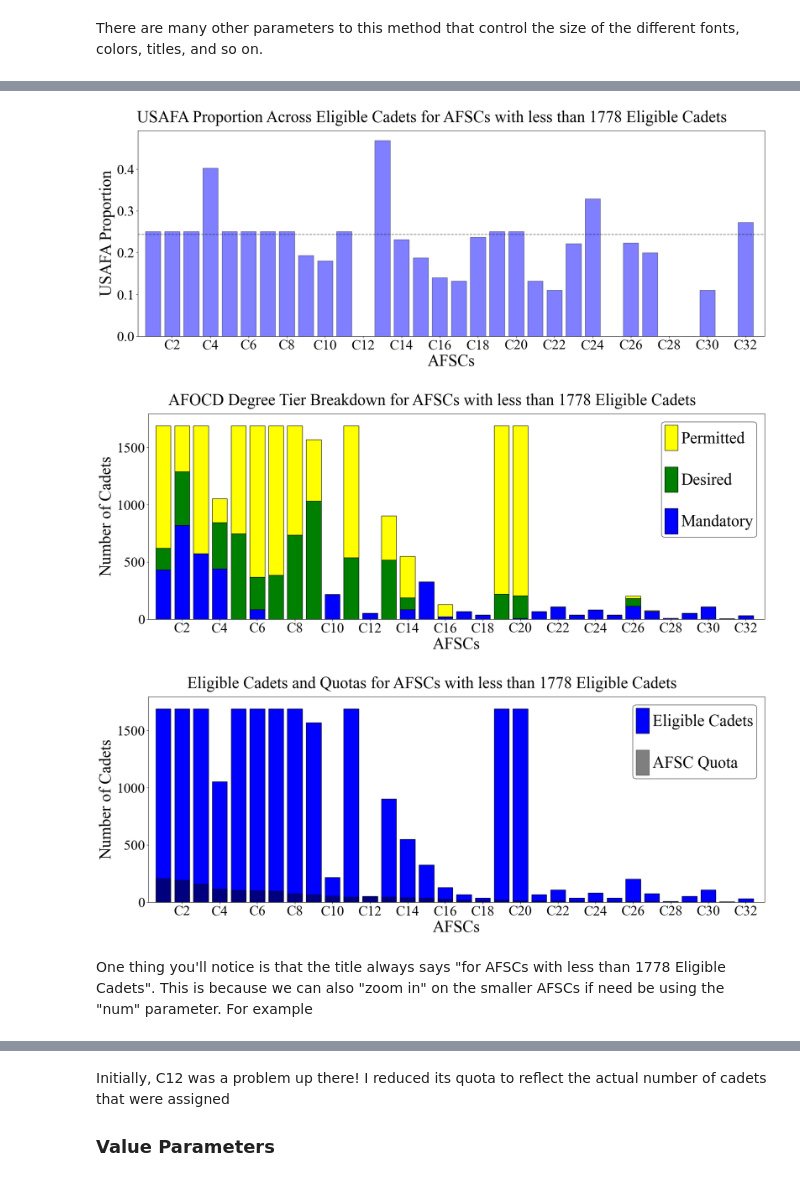
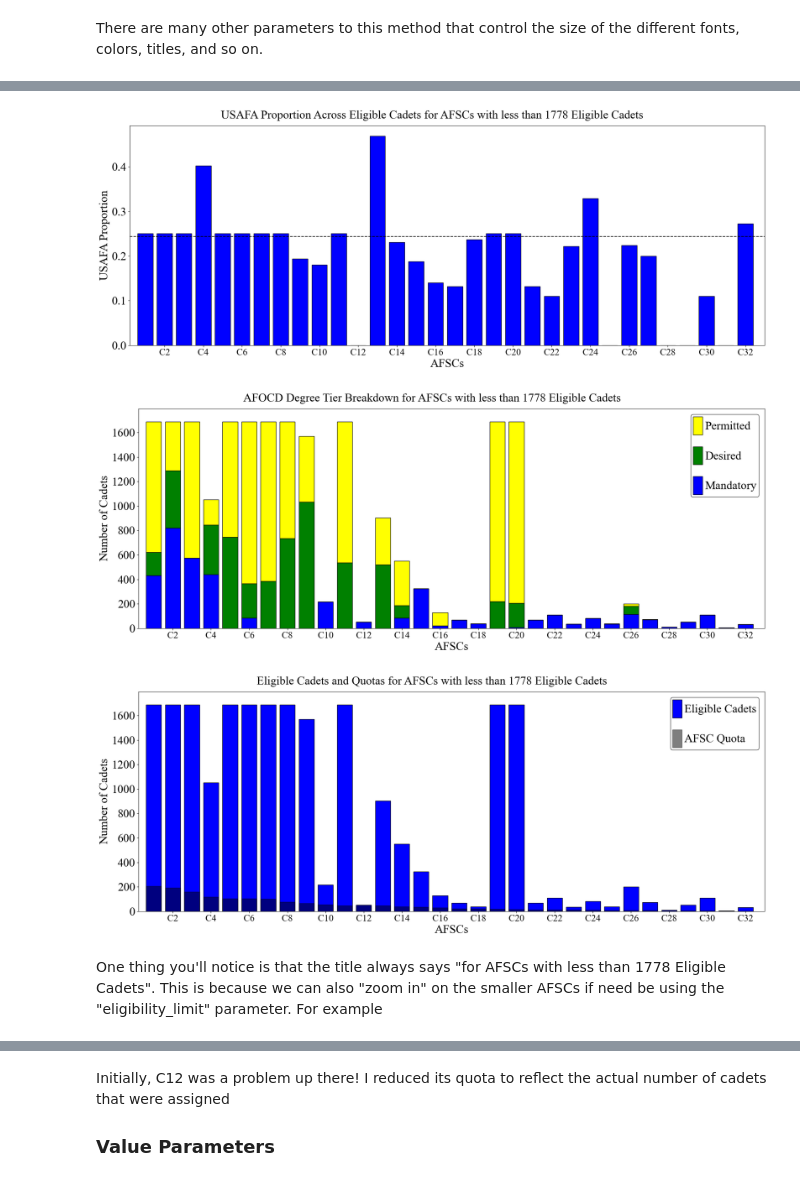
Before and after one commit to dglaird/afccp, a Jupyter notebook: afccp/executables/examples/afccp_example.ipynb, the cells around one changed output, grey strips where cells are left out. Saved outputs shown, nothing was run; the diff lists cells and outputs as text; code cells hidden in the pictures.

```diff
--- a/afccp/executables/examples/afccp_example.ipynb
+++ b/afccp/executables/examples/afccp_example.ipynb
@@ -197,15 +197,15 @@ pass
 # %%
-chart = instance.display_data_graph('USAFA Proportion', bar_color='blue', figsize=figsize)
+chart = instance.display_data_graph({"graph": 'USAFA Proportion'})
 # %% [output]
-[figure, old version]
+[figure, new version]
 # %%
-chart = instance.display_data_graph('AFOCD Data', figsize=figsize)
+chart = instance.display_data_graph({"graph": 'AFOCD Data'})
 # %% [output]
-[figure, old version]
+[figure, new version]
 # %%
-chart = instance.display_data_graph('Eligible Quota', figsize=figsize)
+chart = instance.display_data_graph({"graph": 'Eligible Quota'})
 # %% [output]
-[figure, old version]
+[figure, new version]
 # %% [markdown]
-One thing you'll notice is that the title always says "for AFSCs with less than 1778 Eligible Cadets". This is because we can also "zoom in" on the smaller AFSCs if need be using the "num" parameter. For example
+One thing you'll notice is that the title always says "for AFSCs with less than 1778 Eligible Cadets". This is because we can also "zoom in" on the smaller AFSCs if need be using the "eligibility_limit" parameter. For example
 # %%
```
Also changed, not shown: parts of 15 cells of this notebook, 8 other files.
